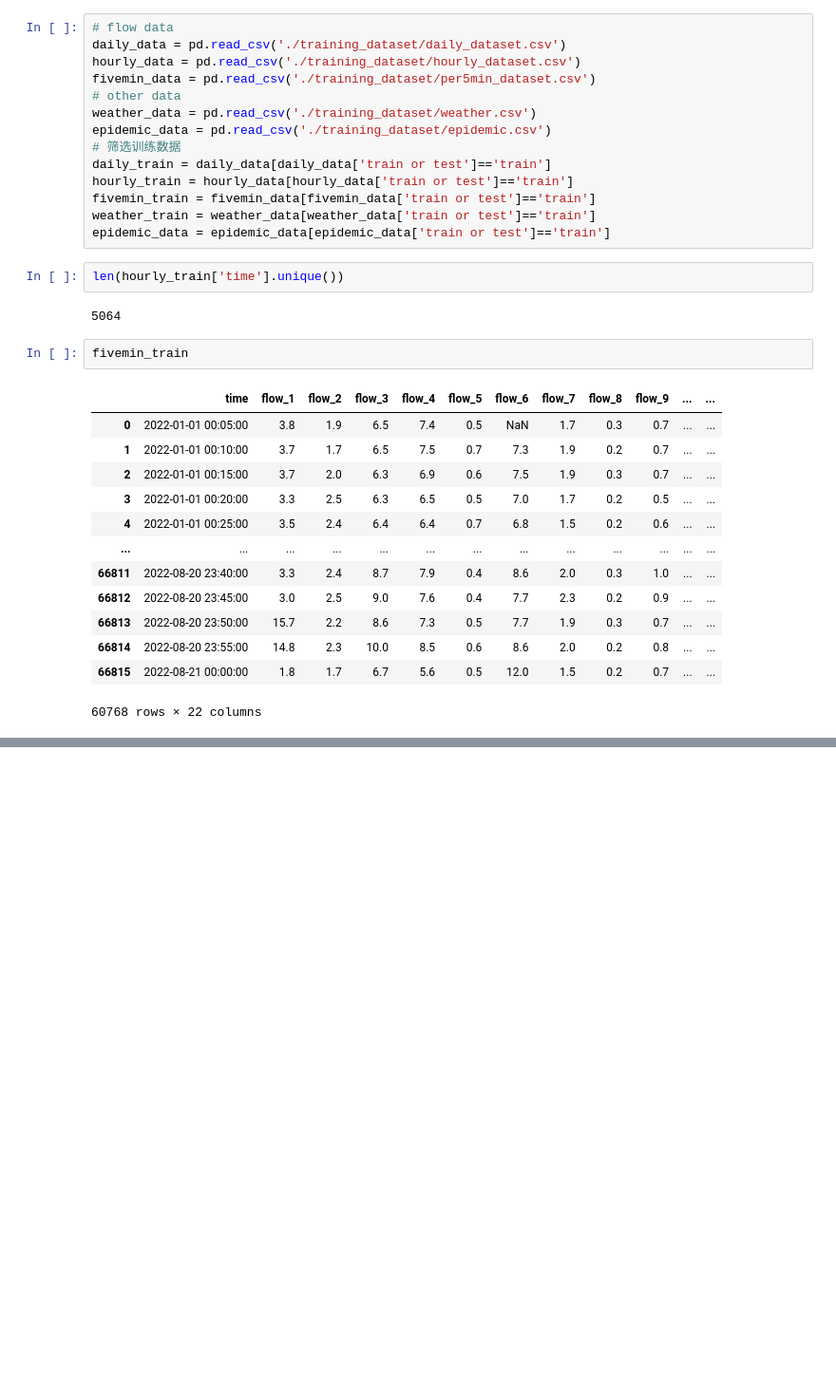
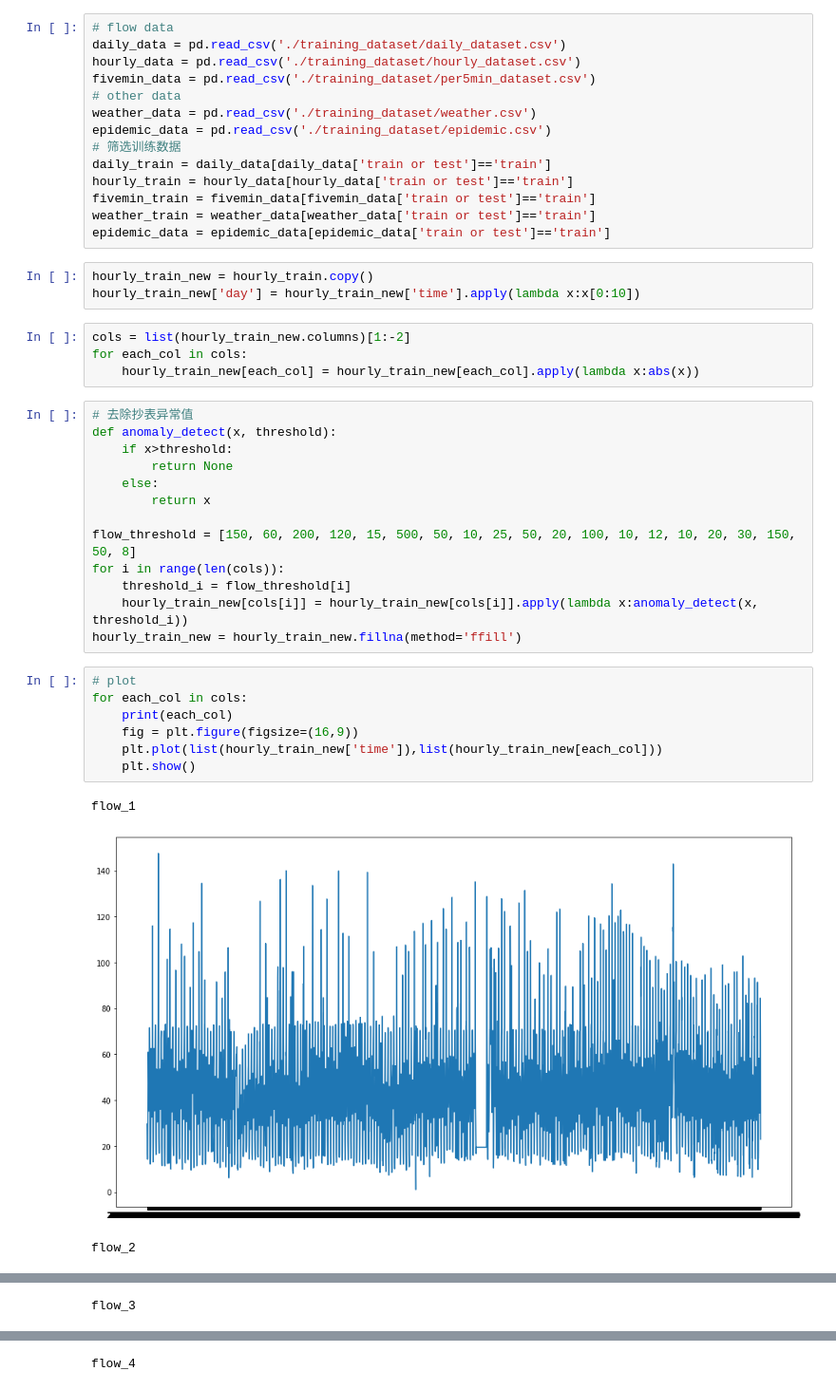
Before and after one commit to shaylaYU/A_competition, a Jupyter notebook: data_analysis.ipynb, the cells around one changed output, grey strips where cells are left out. Shown: that part at 95% size. Drawn from its saved outputs; the diff is of its cells as text; blank space fills up the shorter version.

```diff
--- a/data_analysis.ipynb
+++ b/data_analysis.ipynb
@@ -14,23 +15,34 @@ hourly_train = hourly_data[hourly_data['train or test']=='train']
 fivemin_train = fivemin_data[fivemin_data['train or test']=='train']
 weather_train = weather_data[weather_data['train or test']=='train']
 epidemic_data = epidemic_data[epidemic_data['train or test']=='train']
-# %%
-len(hourly_train['time'].unique())
-# %% [output]
-5064
-# %%
-fivemin_train
-# %% [output]
-|  | time | flow_1 | flow_2 | flow_3 | flow_4 | flow_5 | flow_6 | flow_7 | flow_8 | flow_9 | ... | ... |
-| 0 | 2022-01-01 00:05:00 | 3.8 | 1.9 | 6.5 | 7.4 | 0.5 | NaN | 1.7 | 0.3 | 0.7 | ... | ... |
-| 1 | 2022-01-01 00:10:00 | 3.7 | 1.7 | 6.5 | 7.5 | 0.7 | 7.3 | 1.9 | 0.2 | 0.7 | ... | ... |
-| 2 | 2022-01-01 00:15:00 | 3.7 | 2.0 | 6.3 | 6.9 | 0.6 | 7.5 | 1.9 | 0.3 | 0.7 | ... | ... |
-| 3 | 2022-01-01 00:20:00 | 3.3 | 2.5 | 6.3 | 6.5 | 0.5 | 7.0 | 1.7 | 0.2 | 0.5 | ... | ... |
-| 4 | 2022-01-01 00:25:00 | 3.5 | 2.4 | 6.4 | 6.4 | 0.7 | 6.8 | 1.5 | 0.2 | 0.6 | ... | ... |
-| ... | ... | ... | ... | ... | ... | ... | ... | ... | ... | ... | ... | ... |
-| 66811 | 2022-08-20 23:40:00 | 3.3 | 2.4 | 8.7 | 7.9 | 0.4 | 8.6 | 2.0 | 0.3 | 1.0 | ... | ... |
-| 66812 | 2022-08-20 23:45:00 | 3.0 | 2.5 | 9.0 | 7.6 | 0.4 | 7.7 | 2.3 | 0.2 | 0.9 | ... | ... |
-| 66813 | 2022-08-20 23:50:00 | 15.7 | 2.2 | 8.6 | 7.3 | 0.5 | 7.7 | 1.9 | 0.3 | 0.7 | ... | ... |
-| 66814 | 2022-08-20 23:55:00 | 14.8 | 2.3 | 10.0 | 8.5 | 0.6 | 8.6 | 2.0 | 0.2 | 0.8 | ... | ... |
-| 66815 | 2022-08-21 00:00:00 | 1.8 | 1.7 | 6.7 | 5.6 | 0.5 | 12.0 | 1.5 | 0.2 | 0.7 | ... | ... |
-60768 rows × 22 columns
+# %%
+hourly_train_new = hourly_train.copy()
+hourly_train_new['day'] = hourly_train_new['time'].apply(lambda x:x[0:10])
+# %%
+cols = list(hourly_train_new.columns)[1:-2]
+for each_col in cols:
+    hourly_train_new[each_col] = hourly_train_new[each_col].apply(lambda x:abs(x))
+# %%
+# 去除抄表异常值
+def anomaly_detect(x, threshold):
+    if x>threshold:
+        return None
+    else:
+        return x
+
+flow_threshold = [150, 60, 200, 120, 15, 500, 50, 10, 25, 50, 20, 100, 10, 12, 10, 20, 30, 150, 50, 8]
+for i in range(len(cols)):
+    threshold_i = flow_threshold[i]
+    hourly_train_new[cols[i]] = hourly_train_new[cols[i]].apply(lambda x:anomaly_detect(x, threshold_i))
+hourly_train_new = hourly_train_new.fillna(method='ffill')
+# %%
+# plot
+for each_col in cols:
+    print(each_col)
+    fig = plt.figure(figsize=(16,9))
+    plt.plot(list(hourly_train_new['time']),list(hourly_train_new[each_col]))
+    plt.show()
+# %% [output]
+flow_1
+[figure, added]
+flow_2
@@ -36,0 +50 @@ fivemin_train
+flow_3
@@ -36,0 +52 @@ fivemin_train
+flow_4
```
Also changed, not shown: parts of 2 cells of this notebook.
